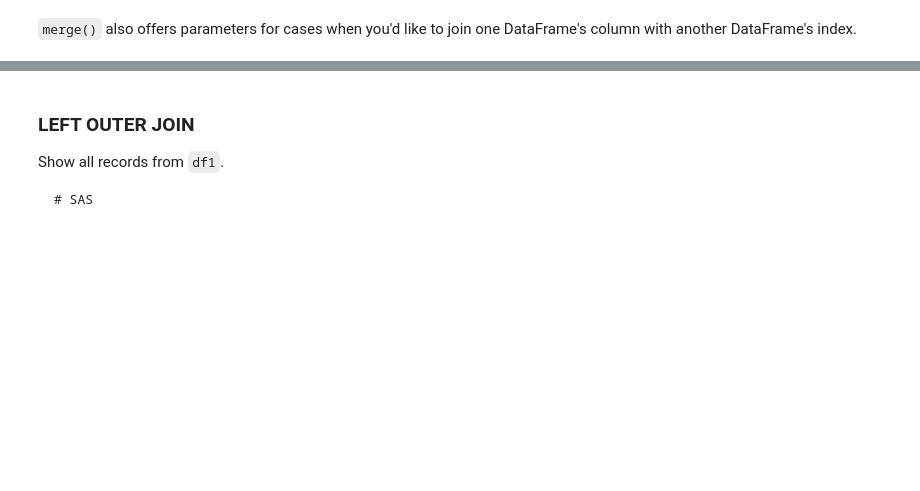
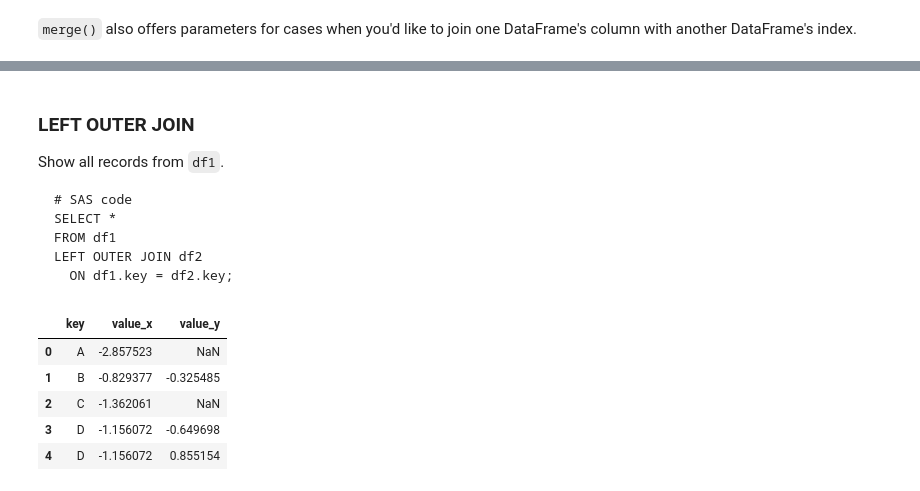
Before and after one commit to stevenkhwun/P4DS, a Jupyter notebook: SQL_in_Python_2.ipynb, the cells around one changed output, grey strips where cells are left out. Drawn from its saved outputs; the diff is of its cells as text; code cells hidden in the pictures; blank space fills up the shorter version.

````diff
--- a/SQL_in_Python_2.ipynb
+++ b/SQL_in_Python_2.ipynb
@@ -85,4 +85,18 @@ pd.merge(df1, indexed_df2, left_on="key", right_index=True)
 Show all records from `df1`.
 
 ```SAS
-# SAS
+# SAS code
+SELECT *
+FROM df1
+LEFT OUTER JOIN df2
+  ON df1.key = df2.key;
+```
+# %%
+pd.merge(df1, df2, on="key", how="left")
+# %% [output]
+|  | key | value_x | value_y |
+| 0 | A | -2.857523 | NaN |
+| 1 | B | -0.829377 | -0.325485 |
+| 2 | C | -1.362061 | NaN |
+| 3 | D | -1.156072 | -0.649698 |
+| 4 | D | -1.156072 | 0.855154 |
````
Also changed, not shown: parts of 9 cells of this notebook.
